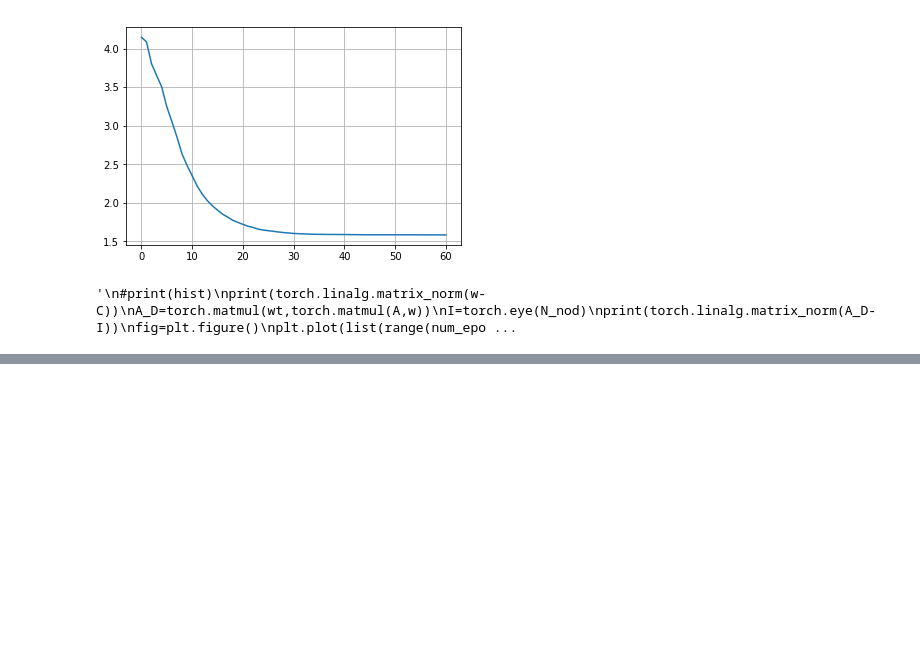
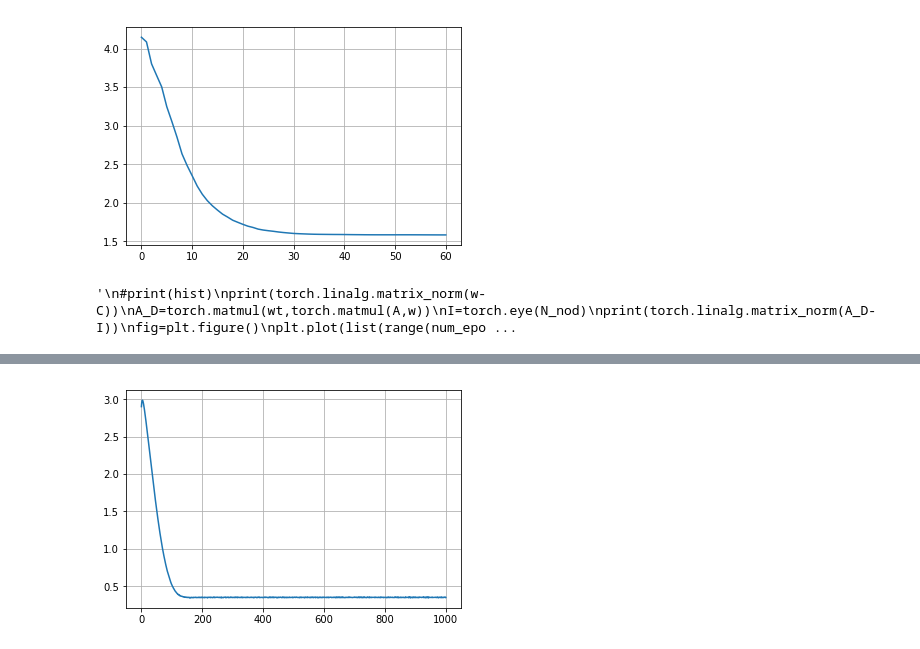
Before and after one commit to Vsevolod2001/PIMC, a Jupyter notebook: PIMC-py/Normalizing flow/Linear NN.ipynb, the cells around one changed output, grey strips where cells are left out. Cells and saved outputs as stored; diff of their text form; code cells hidden in the pictures; blank space fills up the shorter version.

```diff
--- a/PIMC-py/Normalizing flow/Linear NN.ipynb
+++ b/PIMC-py/Normalizing flow/Linear NN.ipynb
@@ -596,0 +777,84 @@ plt.show()
+# %%
+import torch
+from torch import nn
+import numpy as np
+import matplotlib.pyplot as plt
+from NFconstants import N_nod,a, N_traj
+from andist import A, C
+from tqdm import tqdm
+import random
+from Data import train_loader
+
+
+def set_random_seed(seed):
+    torch.manual_seed(seed)
+    np.random.seed(seed)
+    random.seed(seed)
+
+
+
+A=torch.tensor(A).float()
+C=torch.tensor(C).float()
+
+
+class Action(nn.Module):
+    def __init__(self,A):
+        super().__init__()
+        self.A=A
+
+    def forward(self,x):
+        y=torch.matmul(self.A,x)
+        return 1/2 * torch.dot(y,x)
+
+class CustomLoss(nn.Module):
+    def __init__(self):
+        super().__init__()
+
+    def forward(self, x, act, model):
+        loss=0
+        M=len(x)
+        for i in range(M):
+            loss+=act(x[i])
+        loss=loss/M
+        lad=model.log_abs_det()
+        loss=loss-lad
+        return loss
+
+
+def A_I(model):
+    A_D=model.adj(A)
+    I=torch.eye(N_nod)
+    return torch.linalg.matrix_norm(A_D-I)
+
+
+set_random_seed(42)
+model=L(N_nod)
+#print(model.weight)
+optimizer = torch.optim.Adam(model.parameters(), lr=0.001)
+
+act=Action(A)
+loss_fn = CustomLoss()
+num_epochs=1000
+metric2=[A_I(model)]
+
+
+for epoch in tqdm(range(num_epochs)):
+    for x in train_loader:
+        # Forward pass
+        outputs = model(x)
+        loss = loss_fn(outputs,act,model)
+
+
+        # Backward and optimize
+        optimizer.zero_grad()
+        loss.backward()
+        optimizer.step()
+    metric2.append(A_I(model))
+
+
+fig=plt.figure()
+plt.plot(list(range(num_epochs+1)),metric2)
+plt.grid(True)
+plt.show()
+# %% [output]
+[figure, added]
```
Also changed, not shown: parts of 9 cells of this notebook, 10 other files.
